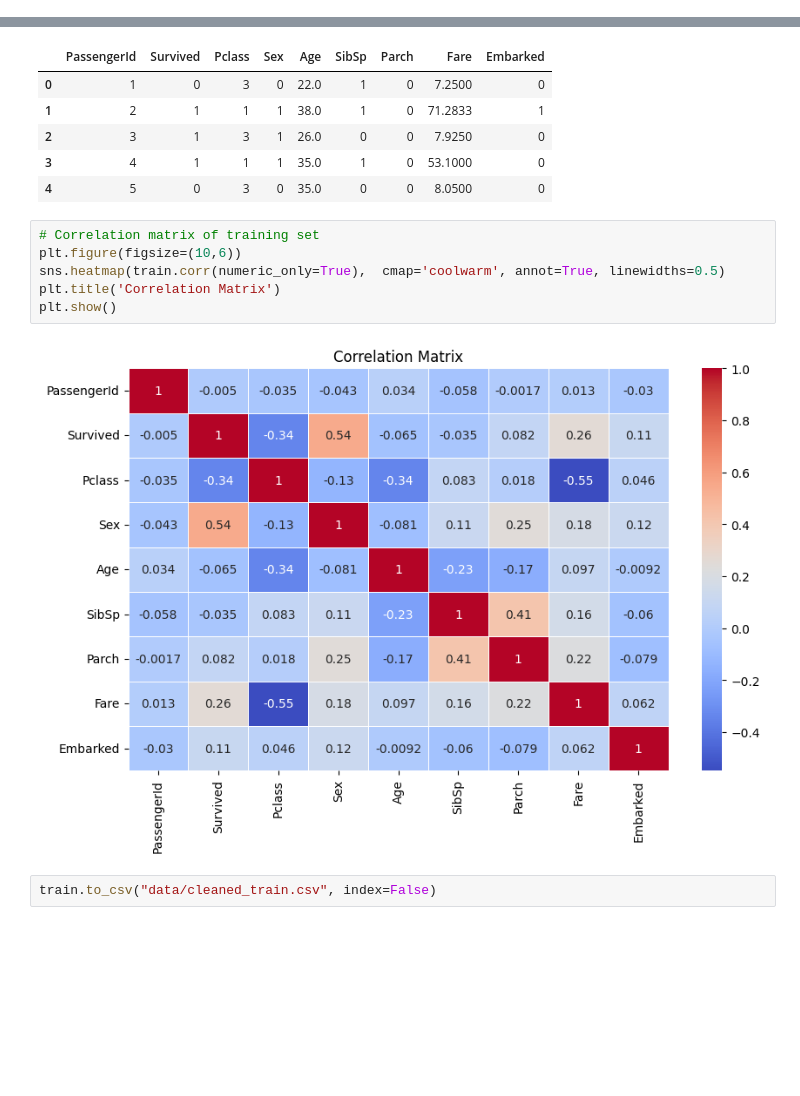
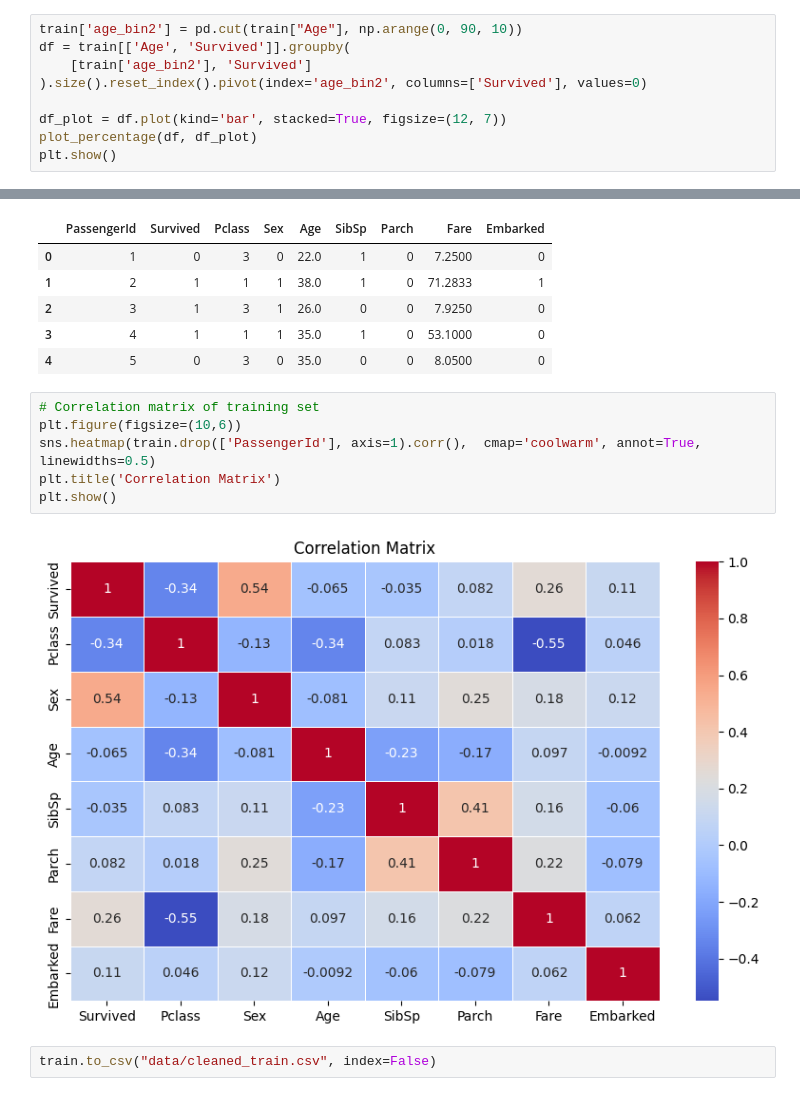
Before and after one commit to shindevaish/Titanic_Survival, a Jupyter notebook: train.ipynb, the cells around one changed output, grey strips where cells are left out. Cells and saved outputs as stored; diff of their text form; blank space fills up the shorter version.

```diff
--- a/train.ipynb
+++ b/train.ipynb
@@ -119,0 +131,9 @@ plt.show()
+# %%
+train['age_bin2'] = pd.cut(train["Age"], np.arange(0, 90, 10))
+df = train[['Age', 'Survived']].groupby(
+    [train['age_bin2'], 'Survived']
+).size().reset_index().pivot(index='age_bin2', columns=['Survived'], values=0)
+
+df_plot = df.plot(kind='bar', stacked=True, figsize=(12, 7))
+plot_percentage(df, df_plot)
+plt.show()
@@ -133,11 +155,11 @@ train.head()
 # %%
 # Correlation matrix of training set
 plt.figure(figsize=(10,6))
-sns.heatmap(train.corr(numeric_only=True),  cmap='coolwarm', annot=True, linewidths=0.5)
+sns.heatmap(train.drop(['PassengerId'], axis=1).corr(),  cmap='coolwarm', annot=True, linewidths=0.5)
 plt.title('Correlation Matrix')
 plt.show()
 # %% [output]
-[figure, old version]
+[figure, new version]
 # %%
 train.to_csv("data/cleaned_train.csv", index=False)
 # %% [markdown]
```
Also changed, not shown: parts of 2 cells of this notebook.
